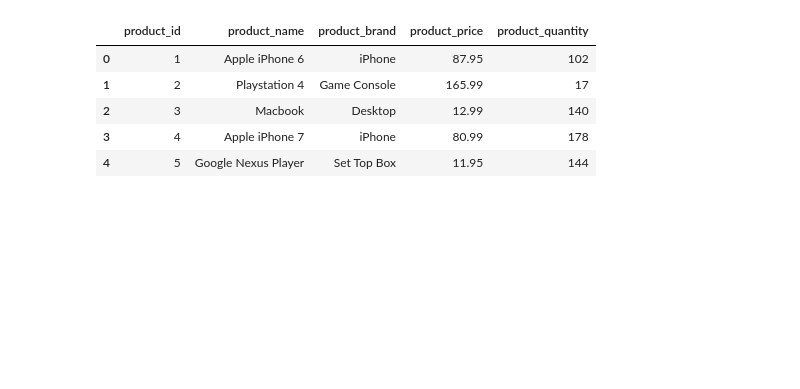
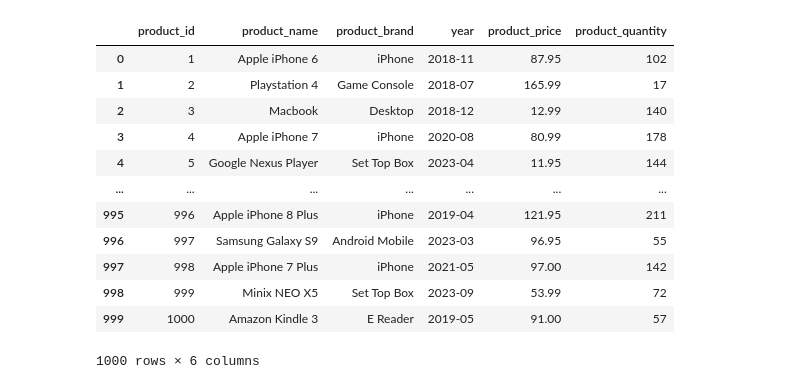
Before and after one commit to Theanh9323/Business-Process-Support, a Jupyter notebook: Code/ASM2PYTHON.ipynb, the cells around one changed output. Cells and saved outputs as stored; diff of their text form; code cells hidden in the pictures; blank space fills up the shorter version.

```diff
--- a/Code/ASM2PYTHON.ipynb
+++ b/Code/ASM2PYTHON.ipynb
@@ -7,15 +7,25 @@ from sklearn.linear_model import LinearRegression
 import seaborn as sns
 sns.set()
 # %%
-raw_data = pd.read_csv('EL_products.csv')
-raw_data2 = pd.read_csv('EL_order.csv')
-raw_data3 = pd.read_csv('EL_best-seller.csv')
-raw_data.head()
+product_data = pd.read_csv('EL_products.csv')
+order_data = pd.read_csv('C:/Users/admin/OneDrive/Tài liệu/GitHub/Business-Process-Support/Data/EL_order.csv')
+best_seller_data = pd.read_csv('C:/Users/admin/OneDrive/Tài liệu/GitHub/Business-Process-Support/Data/EL_best-seller.csv')
+website_access_data = pd.read_csv('C:/Users/admin/OneDrive/Tài liệu/GitHub/Business-Process-Support/Data/EL_website_access.csv')
+customer_data = pd.read_csv('C:/Users/admin/OneDrive/Tài liệu/GitHub/Business-Process-Support/Data/EL_customers.csv')
+
+product_data
 # %% [output]
-|  | product_id | product_name | product_brand | product_price | product_quantity |
-| 0 | 1 | Apple iPhone 6 | iPhone | 87.95 | 102 |
-| 1 | 2 | Playstation 4 | Game Console | 165.99 | 17 |
-| 2 | 3 | Macbook | Desktop | 12.99 | 140 |
-| 3 | 4 | Apple iPhone 7 | iPhone | 80.99 | 178 |
-| 4 | 5 | Google Nexus Player | Set Top Box | 11.95 | 144 |
+|  | product_id | product_name | product_brand | year | product_price | product_quantity |
+| 0 | 1 | Apple iPhone 6 | iPhone | 2018-11 | 87.95 | 102 |
+| 1 | 2 | Playstation 4 | Game Console | 2018-07 | 165.99 | 17 |
+| 2 | 3 | Macbook | Desktop | 2018-12 | 12.99 | 140 |
+| 3 | 4 | Apple iPhone 7 | iPhone | 2020-08 | 80.99 | 178 |
+| 4 | 5 | Google Nexus Player | Set Top Box | 2023-04 | 11.95 | 144 |
+| ... | ... | ... | ... | ... | ... | ... |
+| 995 | 996 | Apple iPhone 8 Plus | iPhone | 2019-04 | 121.95 | 211 |
+| 996 | 997 | Samsung Galaxy S9 | Android Mobile | 2023-03 | 96.95 | 55 |
+| 997 | 998 | Apple iPhone 7 Plus | iPhone | 2021-05 | 97.00 | 142 |
+| 998 | 999 | Minix NEO X5 | Set Top Box | 2023-09 | 53.99 | 72 |
+| 999 | 1000 | Amazon Kindle 3 | E Reader | 2019-05 | 91.00 | 57 |
+1000 rows × 6 columns
 # %%
```
Also changed, not shown: parts of 21 cells of this notebook.
